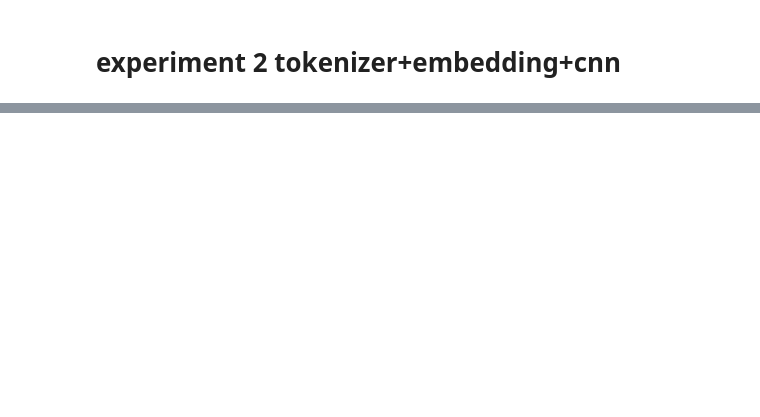
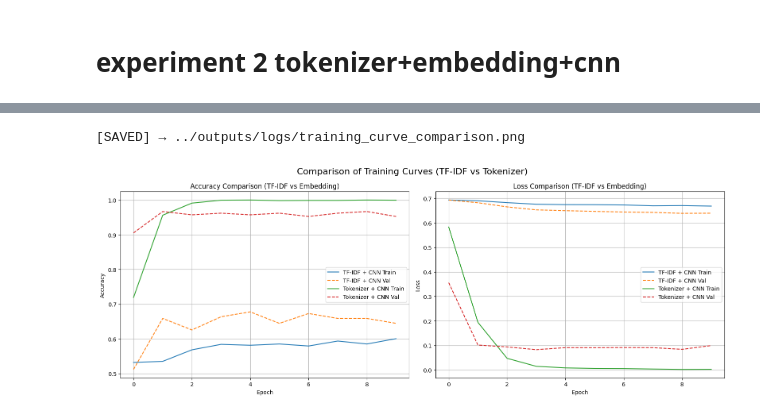
Before and after one commit to freyzaza/final_project_deep_learning, a Jupyter notebook: notebooks/experiments.ipynb, the cells around one changed output, grey strips where cells are left out. Cells and saved outputs as stored; diff of their text form; code cells hidden in the pictures; blank space fills up the shorter version.

Commit message:
Update TF-IDF & Tokenizer embedding metrics, fix evaluation export

```diff
--- a/notebooks/experiments.ipynb
+++ b/notebooks/experiments.ipynb
@@ -84,6 +109,6 @@ model_tfidf.summary()
 history_tfidf = model_tfidf.fit(
     X_train_cnn, y_train,
     validation_split=0.1,
-    epochs=5,
+    epochs=10,
     batch_size=32
 )
@@ -126,6 +203,6 @@ cnn_model.summary()
 history_tok = cnn_model.fit(
     X_train_seq, y_train,
     validation_split=0.1,
-    epochs=5,
+    epochs=10,
     batch_size=32
 )
@@ -144,0 +384,13 @@ plt.show()
+# %%
+histories = [history_tfidf, history_tok]
+labels = ["TF-IDF + CNN", "Tokenizer + CNN"]
+
+compare_training_curves(
+    histories,
+    labels,
+    title="Comparison of Training Curves (TF-IDF vs Tokenizer)",
+    save_path="../outputs/logs/training_curve_comparison.png"
+)
+# %% [output]
+[SAVED] → ../outputs/logs/training_curve_comparison.png
+[figure, added]
```
Also changed, not shown: parts of 11 cells of this notebook, 3 other files.
